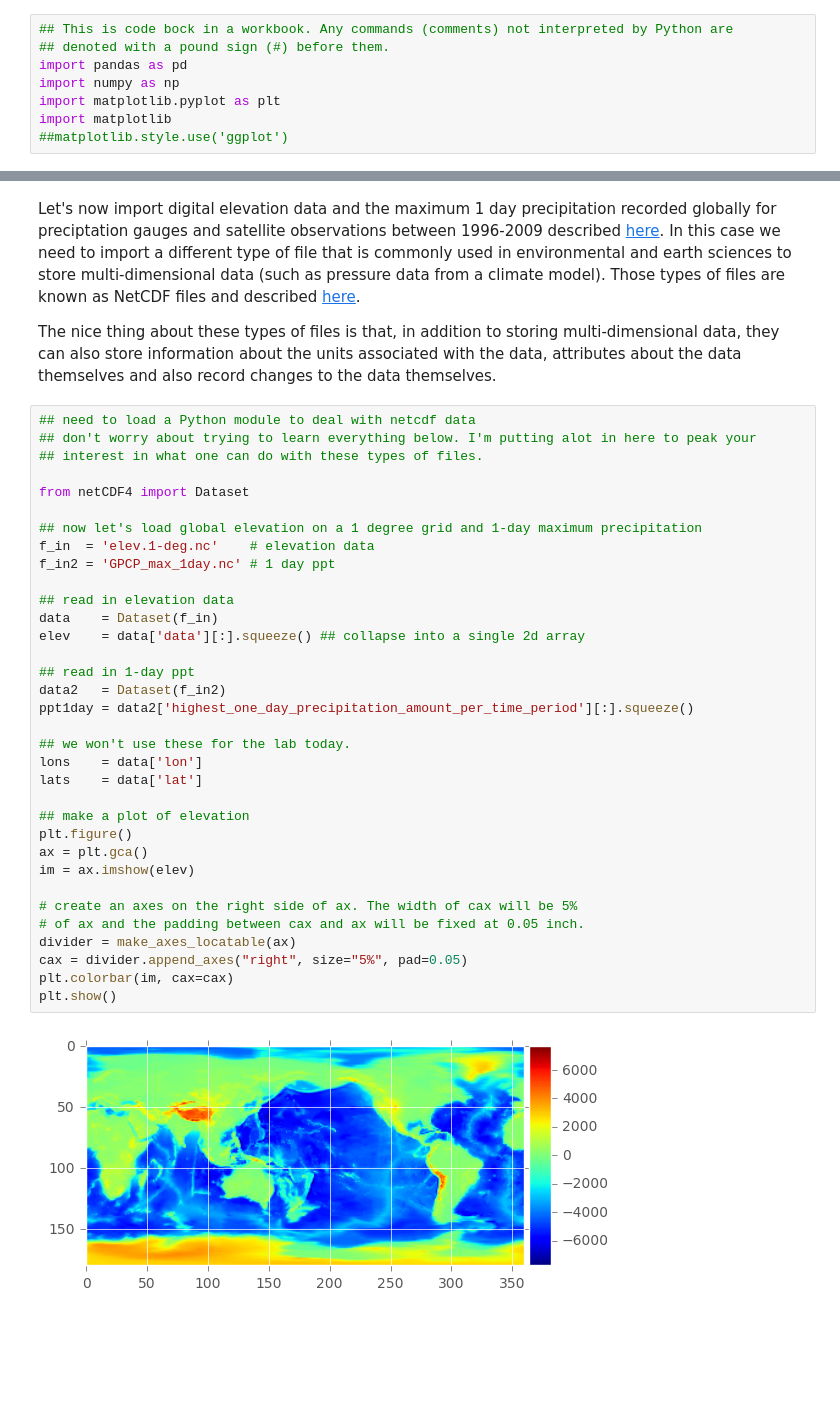
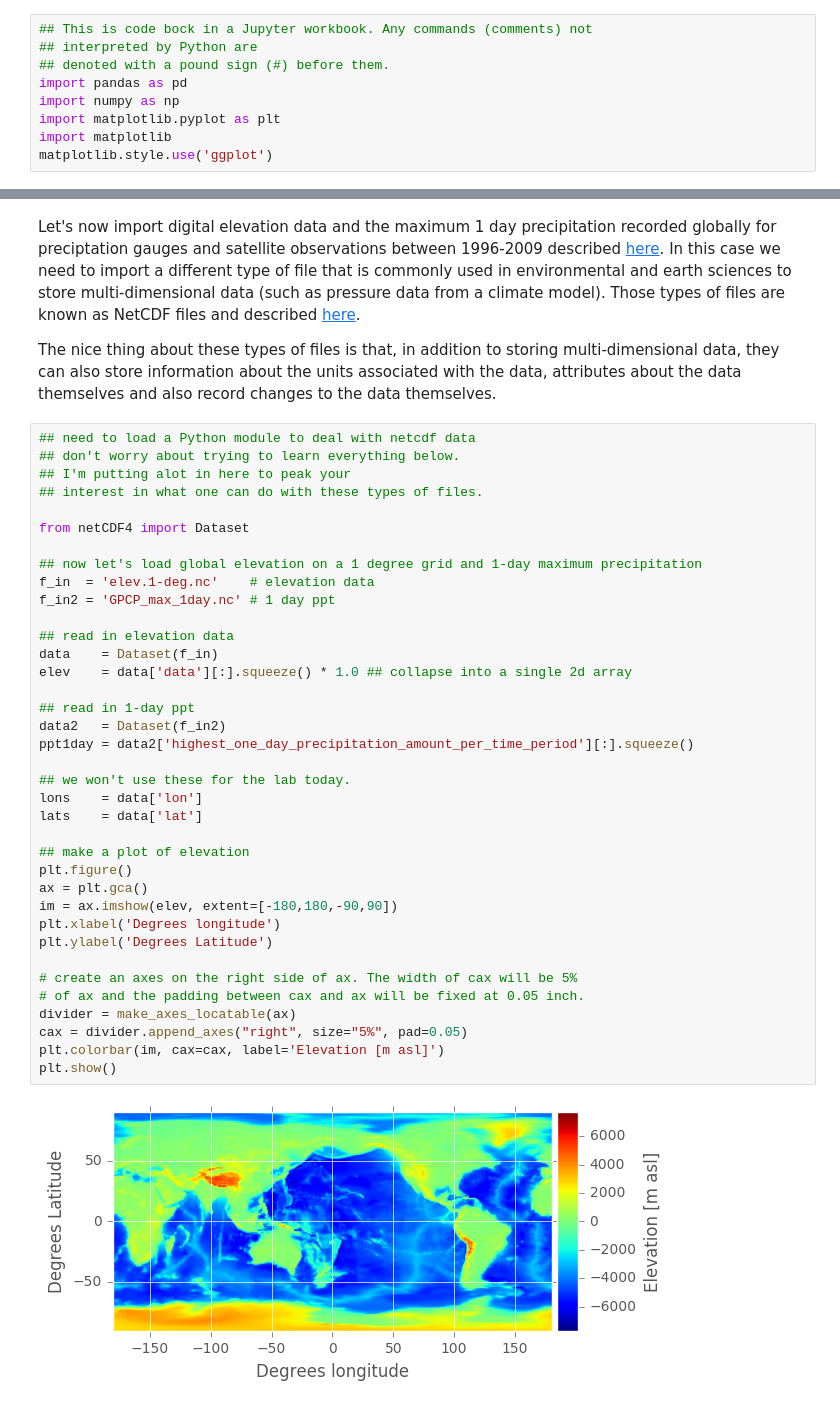
Before and after one commit to bmenounos/geog311_lab1, a Jupyter notebook: geog311_lab1.ipynb, the cells around one changed output, grey strips where cells are left out. Cells and saved outputs as stored; diff of their text form; blank space fills up the shorter version.

```diff
--- a/geog311_lab1.ipynb
+++ b/geog311_lab1.ipynb
@@ -79,13 +72,14 @@ Now that you've had a chance to see what can be down with Python and its associa
 
 2.  Let's now look at some data. The first step will be to load the Pandas and Numpy data analysis packages for data analysis and read a tab delimited text file into Python.
 # %%
-## This is code bock in a workbook. Any commands (comments) not interpreted by Python are
+## This is code bock in a Jupyter workbook. Any commands (comments) not
+## interpreted by Python are
 ## denoted with a pound sign (#) before them.
 import pandas as pd
 import numpy as np
 import matplotlib.pyplot as plt
 import matplotlib
-##matplotlib.style.use('ggplot')
+matplotlib.style.use('ggplot')
 # %%
 ## we are going to read in the file and assign it to the object 'avs'
 avs = pd.read_csv('rock_avalanches.txt', delimiter = '\t')
@@ -349,38 +368,41 @@ Let's now import digital elevation data and the maximum 1 day precipitation reco
 The nice thing about these types of files is that, in addition to storing multi-dimensional data, they can also store information about the units associated with the data, attributes about the data themselves and also record changes to the data themselves.
 # %%
 ## need to load a Python module to deal with netcdf data
-## don't worry about trying to learn everything below. I'm putting alot in here to peak your
+## don't worry about trying to learn everything below.
+## I'm putting alot in here to peak your
 ## interest in what one can do with these types of files.
 
 from netCDF4 import Dataset
 
 ## now let's load global elevation on a 1 degree grid and 1-day maximum precipitation
 f_in  = 'elev.1-deg.nc'    # elevation data
 f_in2 = 'GPCP_max_1day.nc' # 1 day ppt
 
 ## read in elevation data
 data    = Dataset(f_in)
-elev    = data['data'][:].squeeze() ## collapse into a single 2d array
+elev    = data['data'][:].squeeze() * 1.0 ## collapse into a single 2d array
 
 ## read in 1-day ppt
 data2   = Dataset(f_in2)
 ppt1day = data2['highest_one_day_precipitation_amount_per_time_period'][:].squeeze()
 
 ## we won't use these for the lab today.
 lons    = data['lon']
 lats    = data['lat']
 
 ## make a plot of elevation
 plt.figure()
 ax = plt.gca()
-im = ax.imshow(elev)
+im = ax.imshow(elev, extent=[-180,180,-90,90])
+plt.xlabel('Degrees longitude')
+plt.ylabel('Degrees Latitude')
 
 # create an axes on the right side of ax. The width of cax will be 5%
 # of ax and the padding between cax and ax will be fixed at 0.05 inch.
 divider = make_axes_locatable(ax)
 cax = divider.append_axes("right", size="5%", pad=0.05)
-plt.colorbar(im, cax=cax)
+plt.colorbar(im, cax=cax, label='Elevation [m asl]')
 plt.show()
 # %% [output]
-[figure, old version]
+[figure, new version]
 # %%
```
Also changed, not shown: parts of 10 cells of this notebook.
